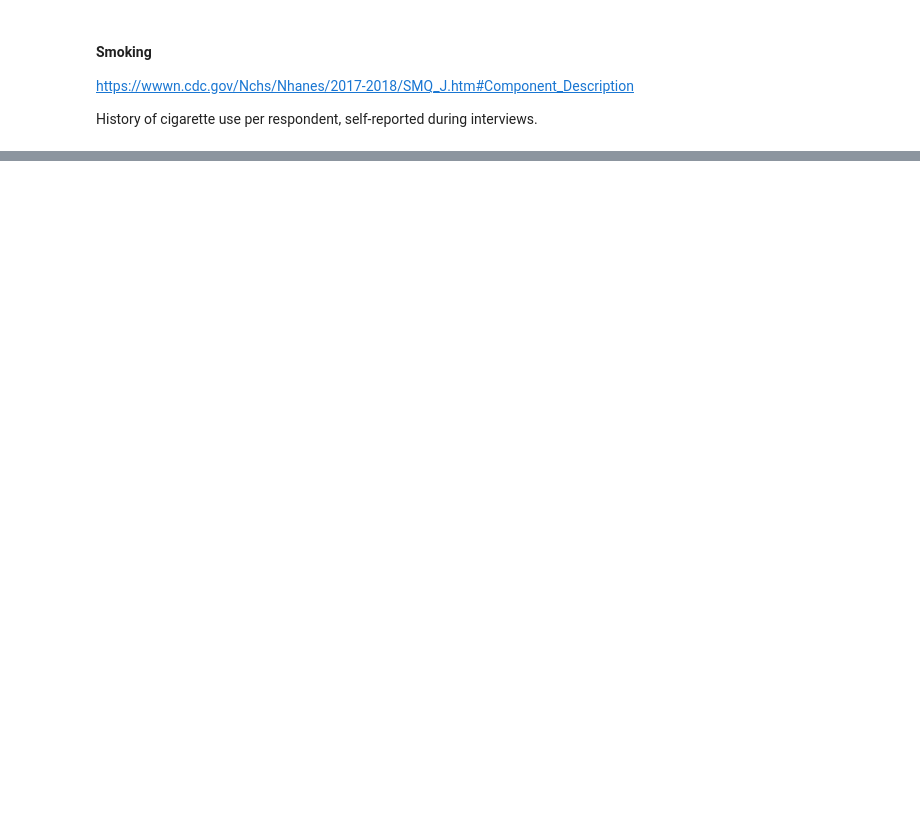
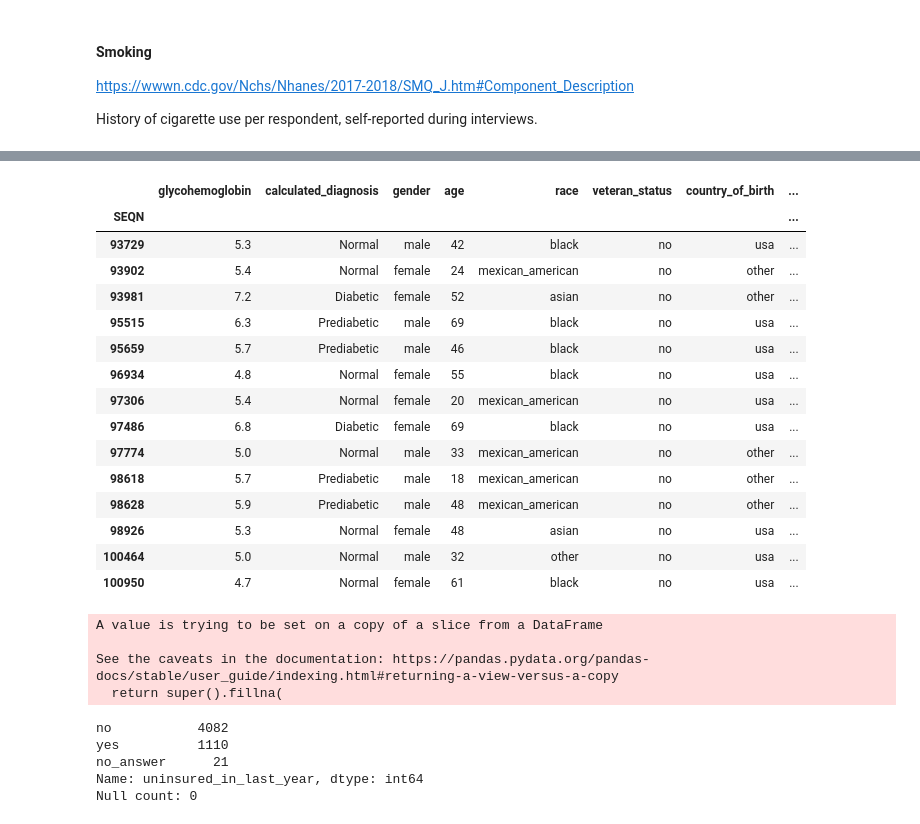
Before and after one commit to kcoop610/diabetes-diagnostic-classification-model, a Jupyter notebook: report.ipynb, the cells around one changed output, grey strips where cells are left out. Cells and saved outputs as stored; diff of their text form; code cells hidden in the pictures; blank space fills up the shorter version.

```diff
--- a/report.ipynb
+++ b/report.ipynb
@@ -980,0 +2114,2 @@ col_count
+# %%
+mega_df.drop(columns='not_covered', inplace=True)
@@ -980,0 +2147,6 @@ col_count
+# %%
+mega_df['prescription_coverage'].replace({1.0: 'yes',
+                                         2.0: 'no',
+                                         7.0: 'no_answer',
+                                         9.0: 'no_answer',
+                                         np.nan: 'no_answer'}, inplace=True)
@@ -980,0 +2174,5 @@ col_count
+# %%
+mega_df['uninsured_in_last_year'].replace({1.0: 'yes',
+                                          2.0: 'no',
+                                          7.0: 'no_answer',
+                                          9.0: 'no_answer'}, inplace=True)
@@ -980,0 +2196,4 @@ col_count
+# %%
+for ind, row in mega_df.iterrows():
+    if mega_df['coverage_status'][ind] == 'uninsured':
+        mega_df['uninsured_in_last_year'][ind] = 'yes'
@@ -980,0 +2209,34 @@ col_count
+# %%
+mega_df[mega_df['uninsured_in_last_year'].isna()]
+# %% [output]
+|  | glycohemoglobin | calculated_diagnosis | gender | age | race | veteran_status | country_of_birth | ... |
+| SEQN |  |  |  |  |  |  |  | ... |
+| 93729 | 5.3 | Normal | male | 42 | black | no | usa | ... |
+| 93902 | 5.4 | Normal | female | 24 | mexican_american | no | other | ... |
+| 93981 | 7.2 | Diabetic | female | 52 | asian | no | other | ... |
+| 95515 | 6.3 | Prediabetic | male | 69 | black | no | usa | ... |
+| 95659 | 5.7 | Prediabetic | male | 46 | black | no | usa | ... |
+| 96934 | 4.8 | Normal | female | 55 | black | no | usa | ... |
+| 97306 | 5.4 | Normal | female | 20 | mexican_american | no | usa | ... |
+| 97486 | 6.8 | Diabetic | female | 69 | black | no | usa | ... |
+| 97774 | 5.0 | Normal | male | 33 | mexican_american | no | other | ... |
+| 98618 | 5.7 | Prediabetic | male | 18 | mexican_american | no | other | ... |
+| 98628 | 5.9 | Prediabetic | male | 48 | mexican_american | no | other | ... |
+| 98926 | 5.3 | Normal | female | 48 | asian | no | usa | ... |
+| 100464 | 5.0 | Normal | male | 32 | other | no | usa | ... |
+| 100950 | 4.7 | Normal | female | 61 | black | no | usa | ... |
+# %%
+mega_df['uninsured_in_last_year'].fillna('no_answer', inplace=True)
+# %% [output]
+A value is trying to be set on a copy of a slice from a DataFrame
+
+See the caveats in the documentation: https://pandas.pydata.org/pandas-docs/stable/user_guide/indexing.html#returning-a-view-versus-a-copy
+  return super().fillna(
+# %%
+preprocessing_vcnulls(mega_df, 'uninsured_in_last_year')
+# %% [output]
+no           4082
+yes          1110
+no_answer      21
+Name: uninsured_in_last_year, dtype: int64
+Null count: 0
```
Also changed, not shown: parts of 151 cells of this notebook.
